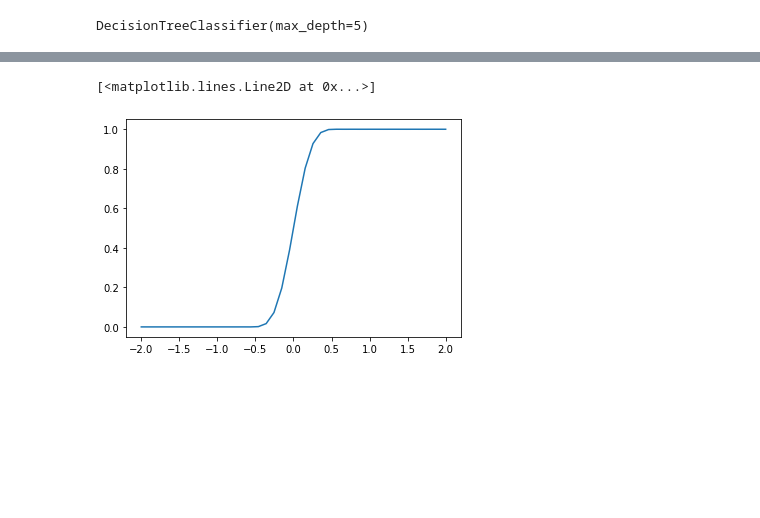
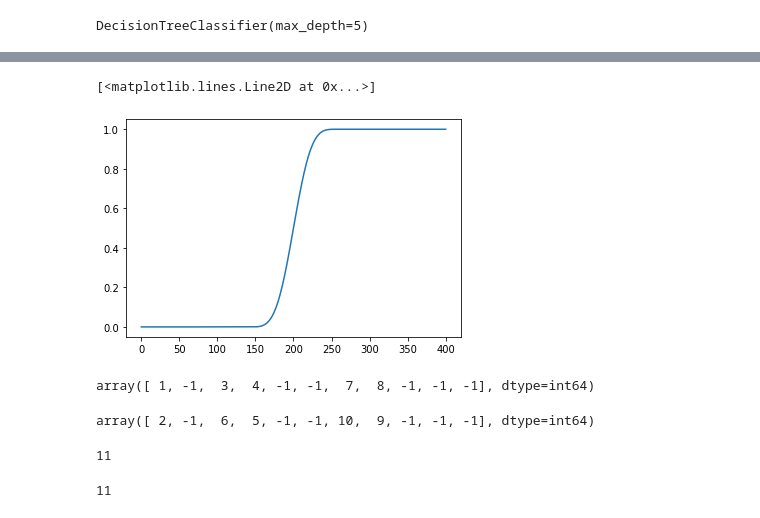
Before and after one commit to assiakhateeb/PPML_lab, a Jupyter notebook: part B/Part_B.ipynb, the cells around one changed output, grey strips where cells are left out. Saved outputs shown, nothing was run; the diff lists cells and outputs as text; code cells hidden in the pictures; blank space fills up the shorter version.

```diff
--- a/part B/Part_B.ipynb
+++ b/part B/Part_B.ipynb
@@ -331,10 +317,26 @@ print(p)
               2
  + 1.502e-05 x + 2.186 x + 0.5
 # %%
-myline = np.linspace(-2, 2, 40)
+myline = np.linspace(-2, 2, 401)
 # plt.scatter(X, Y)
 # %%
-plt.plot(myline, p(myline))
+plt.plot(p(myline))
 # %% [output]
 [<matplotlib.lines.Line2D at 0x...>]
-[figure, old version]
+[figure, new version]
+# %%
+mytree.tree.tree_.children_left
+# %% [output]
+array([ 1, -1,  3,  4, -1, -1,  7,  8, -1, -1, -1], dtype=int64)
+# %%
+mytree.tree.tree_.children_right
+# %% [output]
+array([ 2, -1,  6,  5, -1, -1, 10,  9, -1, -1, -1], dtype=int64)
+# %%
+mytree.tree.tree_.capacity
+# %% [output]
+11
+# %%
+mytree.tree.tree_.node_count
+# %% [output]
+11
```
Also changed, not shown: parts of 3 cells of this notebook.
